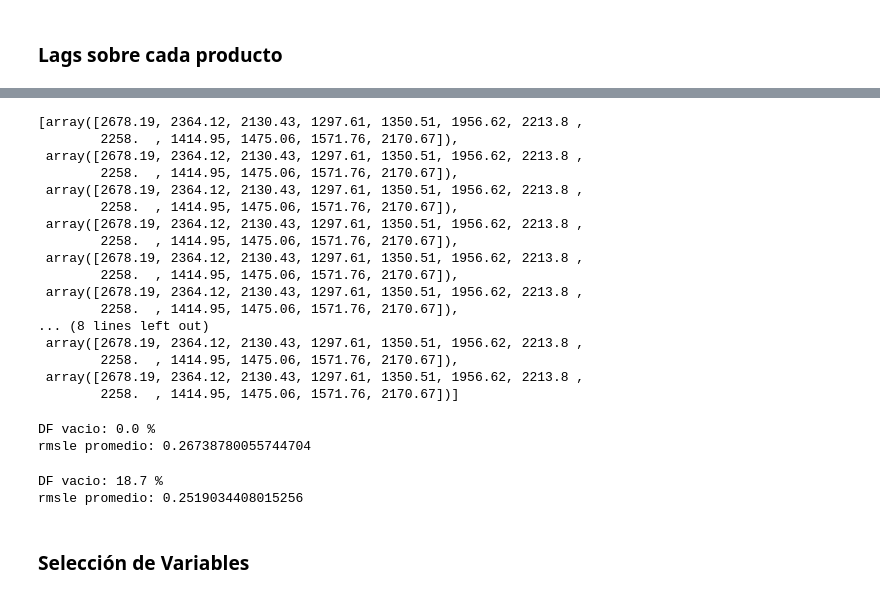
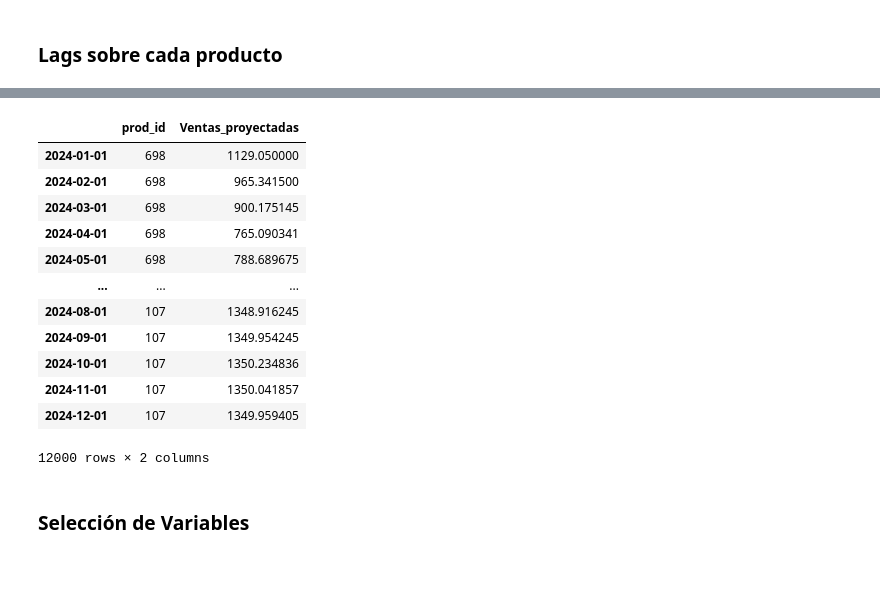
Before and after one commit to cristianBMJ/Brain_Food_challengue, a Jupyter notebook: solucion_desafio_BF.ipynb, the cells around one changed output, grey strips where cells are left out. Cells and saved outputs as stored; diff of their text form; code cells hidden in the pictures; blank space fills up the shorter version.

```diff
--- a/solucion_desafio_BF.ipynb
+++ b/solucion_desafio_BF.ipynb
@@ -328,13 +308,0 @@ df0
-# %%
-df_0 = df[ df['prod_id'] == 0 ].copy()
-nueva_fecha = pd.to_datetime('2024-01-01')
-
-nueva_fila = pd.Series(index=df.columns, dtype='float64')
-
-df_0.loc[ nueva_fecha] = nf
-
-df_0 = df_0.shift(2)
-df_0.dropna( axis=0, inplace=True)
-X=    df_0.iloc[-1]
-
-np.array(X).reshape(-1,1)
@@ -466,30 +447,0 @@ KeyError: 'Lag_1'
-# %%
-proy[144]
-# %% [output]
-[array([2678.19, 2364.12, 2130.43, 1297.61, 1350.51, 1956.62, 2213.8 ,
-        2258.  , 1414.95, 1475.06, 1571.76, 2170.67]),
- array([2678.19, 2364.12, 2130.43, 1297.61, 1350.51, 1956.62, 2213.8 ,
-        2258.  , 1414.95, 1475.06, 1571.76, 2170.67]),
- array([2678.19, 2364.12, 2130.43, 1297.61, 1350.51, 1956.62, 2213.8 ,
-        2258.  , 1414.95, 1475.06, 1571.76, 2170.67]),
- array([2678.19, 2364.12, 2130.43, 1297.61, 1350.51, 1956.62, 2213.8 ,
-        2258.  , 1414.95, 1475.06, 1571.76, 2170.67]),
- array([2678.19, 2364.12, 2130.43, 1297.61, 1350.51, 1956.62, 2213.8 ,
-        2258.  , 1414.95, 1475.06, 1571.76, 2170.67]),
- array([2678.19, 2364.12, 2130.43, 1297.61, 1350.51, 1956.62, 2213.8 ,
-        2258.  , 1414.95, 1475.06, 1571.76, 2170.67]),
-... (8 lines left out)
- array([2678.19, 2364.12, 2130.43, 1297.61, 1350.51, 1956.62, 2213.8 ,
-        2258.  , 1414.95, 1475.06, 1571.76, 2170.67]),
- array([2678.19, 2364.12, 2130.43, 1297.61, 1350.51, 1956.62, 2213.8 ,
-        2258.  , 1414.95, 1475.06, 1571.76, 2170.67])]
-# %%
-modelo(df)
-# %% [output]
-DF vacio: 0.0 %
-rmsle promedio: 0.26738780055744704
-# %%
-modelo(df, lags= [1, 2, 3,10,11,12,13] )
-# %% [output]
-DF vacio: 18.7 %
-rmsle promedio: 0.2519034408015256
@@ -496,3 +508,22 @@ rmsle promedio: 0.2519034408015256
+# %%
+salida_df = modelo_proyectado2(df)
+# %%
+ salida_df
+#
+# %% [output]
+|  | prod_id | Ventas_proyectadas |
+| 2024-01-01 | 698 | 1129.050000 |
+| 2024-02-01 | 698 | 965.341500 |
+| 2024-03-01 | 698 | 900.175145 |
+| 2024-04-01 | 698 | 765.090341 |
+| 2024-05-01 | 698 | 788.689675 |
+| ... | ... | ... |
+| 2024-08-01 | 107 | 1348.916245 |
+| 2024-09-01 | 107 | 1349.954245 |
+| 2024-10-01 | 107 | 1350.234836 |
+| 2024-11-01 | 107 | 1350.041857 |
+| 2024-12-01 | 107 | 1349.959405 |
+12000 rows × 2 columns
 # %% [markdown]
 ### Selección de Variables
 # %%
```
Also changed, not shown: parts of 9 cells of this notebook.
